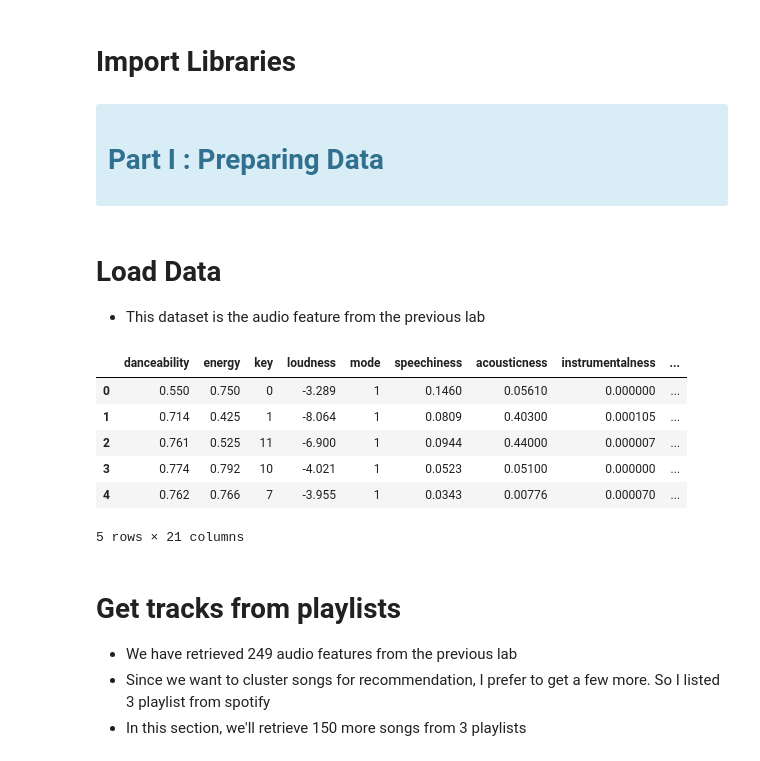
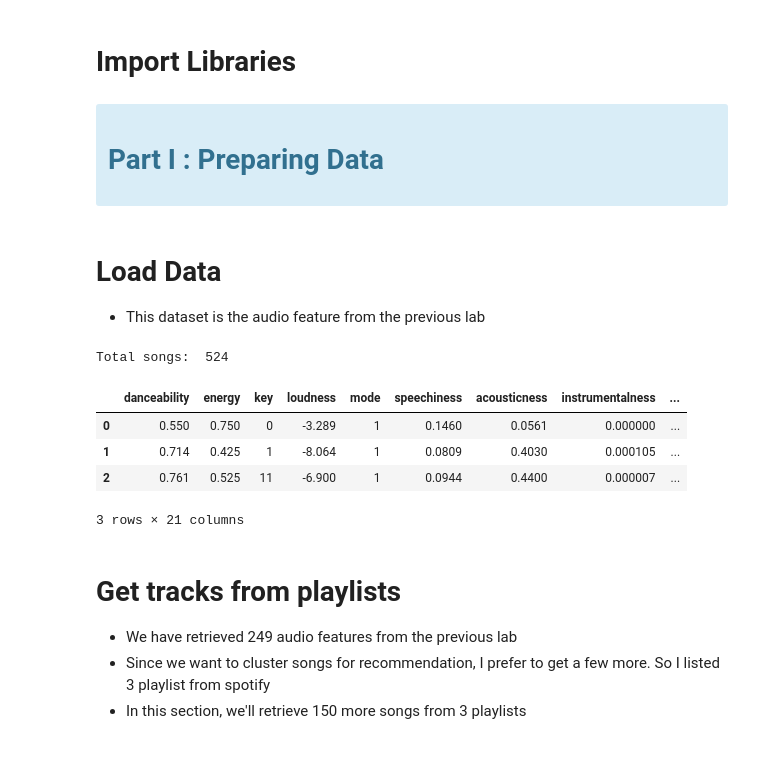
Before and after one commit to suphawadeeth/Data-Analytics-Ironhack, a Jupyter notebook: unit-8/lab-unsupervised-learning-intro/lab-unsupervised-learning-intro.ipynb, the cells around one changed output. Saved outputs shown, nothing was run; the diff lists cells and outputs as text; code cells hidden in the pictures.

```diff
--- a/unit-8/lab-unsupervised-learning-intro/lab-unsupervised-learning-intro.ipynb
+++ b/unit-8/lab-unsupervised-learning-intro/lab-unsupervised-learning-intro.ipynb
@@ -26,24 +26,27 @@ import os
 
 import warnings
 warnings.filterwarnings("ignore")
-# %% [markdown]
-<div class="alert alert-block alert-info">
-<h1>Part I : Preparing Data</h1>
-</div>
+# %% [markdown]
+<div class="alert alert-block alert-info">
+<h1>Part I : Preparing Data</h1>
+</div>
 # %% [markdown]
 # Load Data
 - This dataset is the audio feature from the previous lab
-# %%
-df = pd.read_csv("audio_features_249.csv")
-df.head()
-# %% [output]
-|  | danceability | energy | key | loudness | mode | speechiness | acousticness | instrumentalness | ... |
-| 0 | 0.550 | 0.750 | 0 | -3.289 | 1 | 0.1460 | 0.05610 | 0.000000 | ... |
-| 1 | 0.714 | 0.425 | 1 | -8.064 | 1 | 0.0809 | 0.40300 | 0.000105 | ... |
-| 2 | 0.761 | 0.525 | 11 | -6.900 | 1 | 0.0944 | 0.44000 | 0.000007 | ... |
-| 3 | 0.774 | 0.792 | 10 | -4.021 | 1 | 0.0523 | 0.05100 | 0.000000 | ... |
-| 4 | 0.762 | 0.766 | 7 | -3.955 | 1 | 0.0343 | 0.00776 | 0.000070 | ... |
-5 rows × 21 columns
+# %%
+df = pd.concat(map(pd.read_csv, ['audio_features_249.csv',
+                                 'audio_features_viralhits_200.csv',
+                                 'audio_features_viralhits_75.csv']))
+df.reset_index(drop=True)
+print("Total songs: ", len(df))
+df.head(3)
+# %% [output]
+Total songs:  524
+|  | danceability | energy | key | loudness | mode | speechiness | acousticness | instrumentalness | ... |
+| 0 | 0.550 | 0.750 | 0 | -3.289 | 1 | 0.1460 | 0.0561 | 0.000000 | ... |
+| 1 | 0.714 | 0.425 | 1 | -8.064 | 1 | 0.0809 | 0.4030 | 0.000105 | ... |
+| 2 | 0.761 | 0.525 | 11 | -6.900 | 1 | 0.0944 | 0.4400 | 0.000007 | ... |
+3 rows × 21 columns
 # %% [markdown]
 # Get tracks from playlists
 
```
Also changed, not shown: parts of 23 cells of this notebook.
